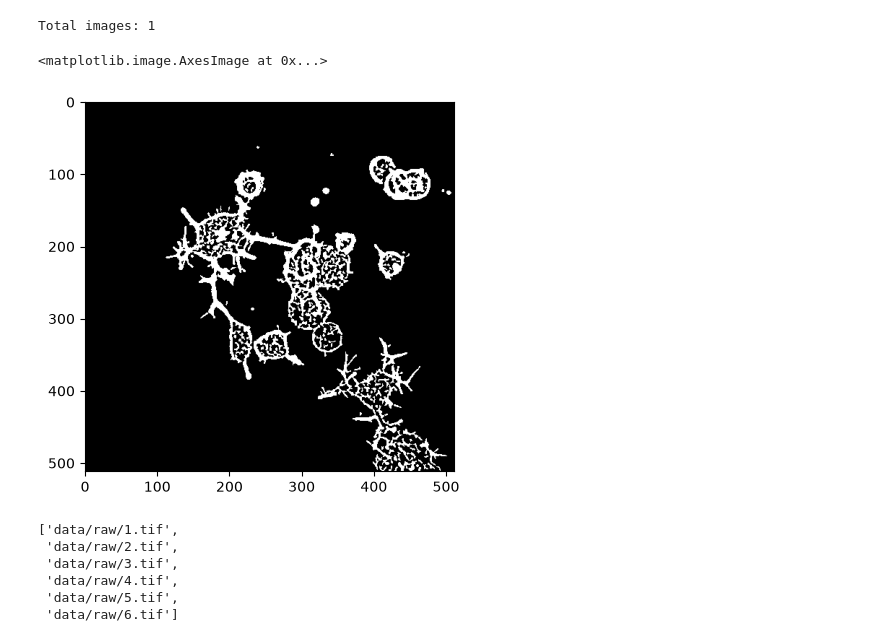
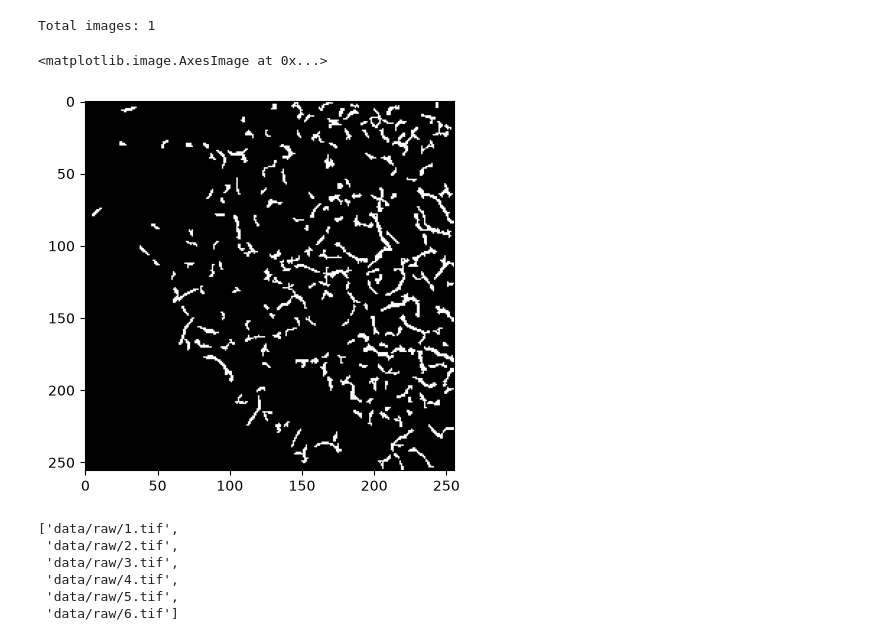
Before and after one commit to harshmatkar/computer_vision, a Jupyter notebook: practics.ipynb, the cells around one changed output. Drawn from its saved outputs; the diff is of its cells as text; code cells hidden in the pictures.

```diff
--- a/practics.ipynb
+++ b/practics.ipynb
@@ -33,13 +33,13 @@ print(f"Total images: {total_images}")
 # %% [output]
 Total images: 1
 # %%
-for images, lable in train_ds.take(1):
+for images, lable in val_ds.take(1):
     lable = np.array(lable)
 
-plt.imshow(lable[1, :, :, 0], cmap='gray')
+plt.imshow(lable[0, :, :, 0], cmap='gray')
 # %% [output]
 <matplotlib.image.AxesImage at 0x...>
-[figure, old version]
+[figure, new version]
 # %%
 paths = get_image_paths("data/raw")
 paths
```
Also changed, not shown: parts of 1 cell of this notebook, 6 other files.
